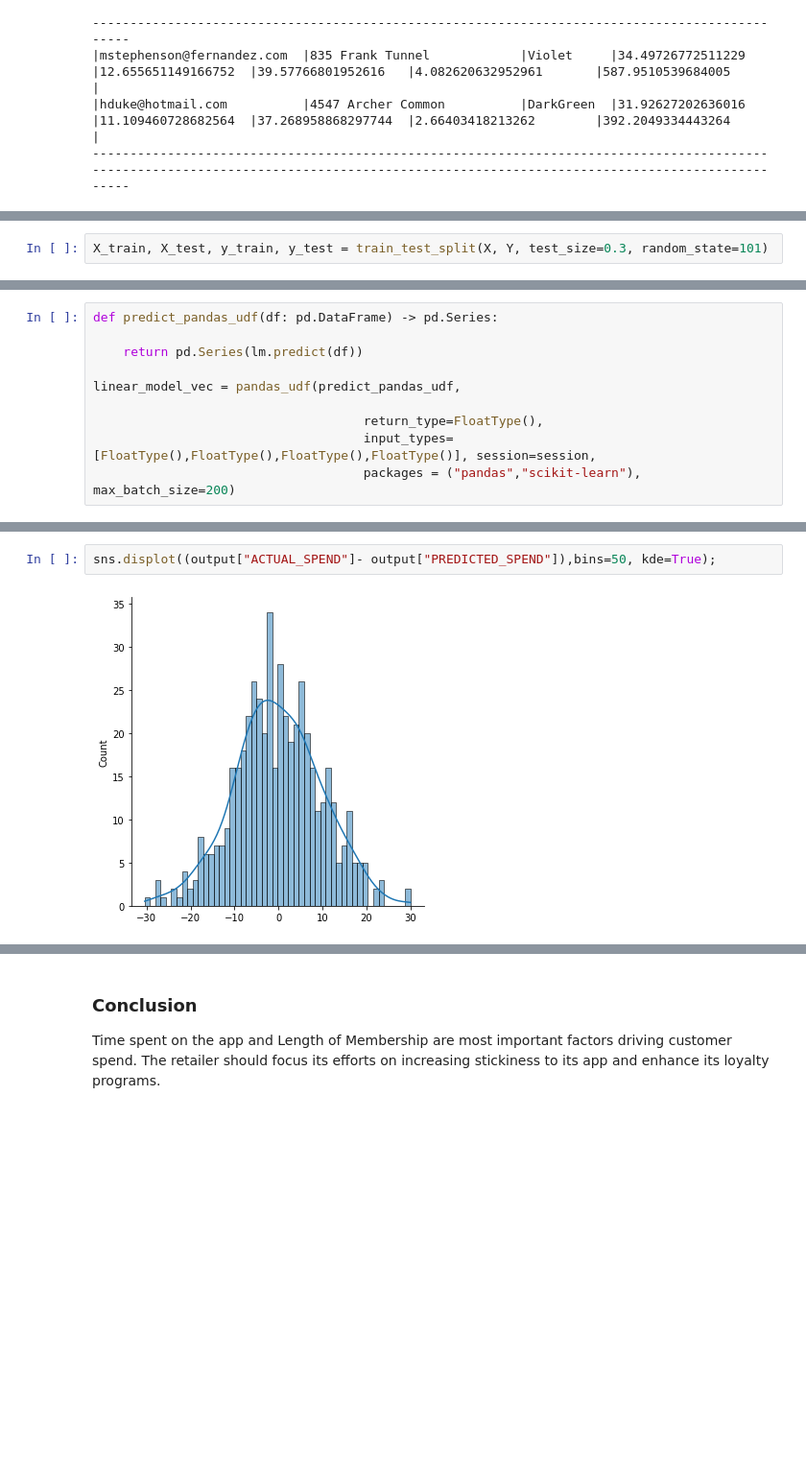
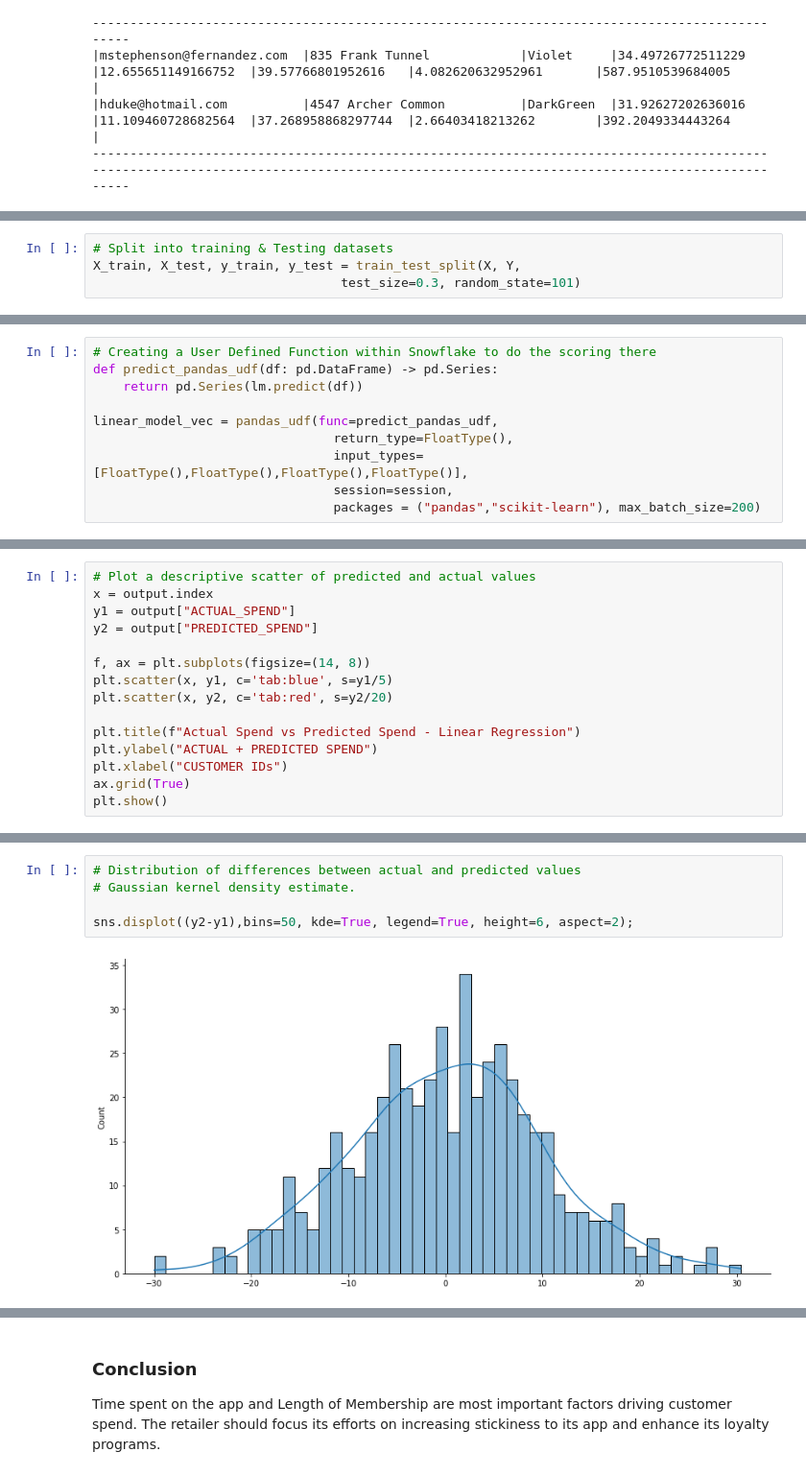
Before and after one commit to Snowflake-Labs/snowpark-python-demos, a Jupyter notebook: Predict Customer Spend/Linear Regression with Snowpark_v6.ipynb, the cells around one changed output, grey strips where cells are left out. Shown: that part at 96% size. Saved outputs shown, nothing was run; the diff lists cells and outputs as text; blank space fills up the shorter version.

```diff
--- a/Predict Customer Spend/Linear Regression with Snowpark_v6.ipynb
+++ b/Predict Customer Spend/Linear Regression with Snowpark_v6.ipynb
@@ -112,3 +124,5 @@ from sklearn.model_selection import train_test_split
 # %%
-X_train, X_test, y_train, y_test = train_test_split(X, Y, test_size=0.3, random_state=101)
+# Split into training & Testing datasets
+X_train, X_test, y_train, y_test = train_test_split(X, Y,
+                                 test_size=0.3, random_state=101)
 # %% [markdown]
@@ -134,10 +136,10 @@ coeff_df
 # %%
+# Creating a User Defined Function within Snowflake to do the scoring there
 def predict_pandas_udf(df: pd.DataFrame) -> pd.Series:
-
     return pd.Series(lm.predict(df))
 
-linear_model_vec = pandas_udf(predict_pandas_udf,
-
-                                    return_type=FloatType(),
-                                    input_types=[FloatType(),FloatType(),FloatType(),FloatType()], session=session,
-                                    packages = ("pandas","scikit-learn"), max_batch_size=200)
+linear_model_vec = pandas_udf(func=predict_pandas_udf,
+                                return_type=FloatType(),
+                                input_types=[FloatType(),FloatType(),FloatType(),FloatType()],
+                                session=session,
+                                packages = ("pandas","scikit-learn"), max_batch_size=200)
@@ -171,0 +174,15 @@ RMSE: 9.936794126945184
+# %%
+# Plot a descriptive scatter of predicted and actual values
+x = output.index
+y1 = output["ACTUAL_SPEND"]
+y2 = output["PREDICTED_SPEND"]
+
+f, ax = plt.subplots(figsize=(14, 8))
+plt.scatter(x, y1, c='tab:blue', s=y1/5)
+plt.scatter(x, y2, c='tab:red', s=y2/20)
+
+plt.title(f"Actual Spend vs Predicted Spend - Linear Regression")
+plt.ylabel("ACTUAL + PREDICTED SPEND")
+plt.xlabel("CUSTOMER IDs")
+ax.grid(True)
+plt.show()
@@ -172,5 +230,8 @@ RMSE: 9.936794126945184
 # %%
-sns.displot((output["ACTUAL_SPEND"]- output["PREDICTED_SPEND"]),bins=50, kde=True);
+# Distribution of differences between actual and predicted values
+# Gaussian kernel density estimate.
+
+sns.displot((y2-y1),bins=50, kde=True, legend=True, height=6, aspect=2);
 # %% [output]
-[figure, old version]
+[figure, new version]
 # %%
```
Also changed, not shown: parts of 32 cells of this notebook.
